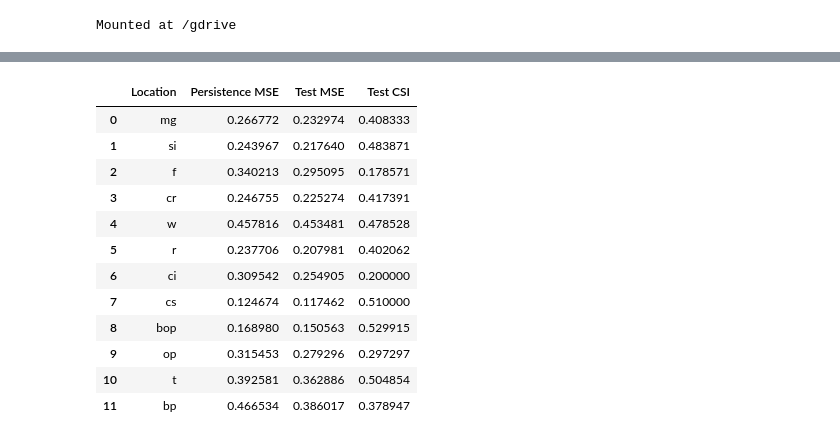
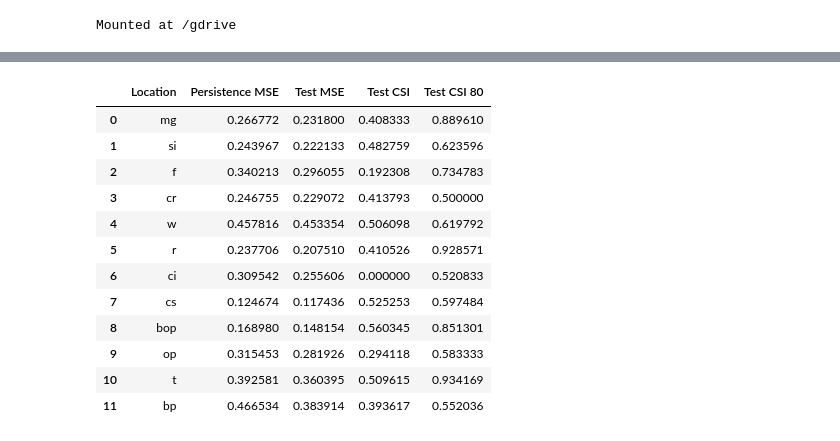
Before and after one commit to ding05/graphwaves_dgl, a Jupyter notebook: train_fcn.ipynb, the cells around one changed output, grey strips where cells are left out. Cells and saved outputs as stored; diff of their text form; code cells hidden in the pictures.

```diff
--- a/train_fcn.ipynb
+++ b/train_fcn.ipynb
@@ -68,7 +68,7 @@ optimizer = 'SGD'
 learning_rate = 0.01
 momentum = 0.9
 weight_decay = 0.01
-l1_ratio = 0.5
+l1_ratio = 1
 regularization = 'EN' + str(l1_ratio) + str(weight_decay)
 drop_out_rate = 0
 batch_size = 64
@@ -105,6 +105,7 @@ for lead_time in [1]:
     all_persist_mse = []
     all_test_mse = []
     all_test_csi = []
+    all_test_csi_80 = []
 
     for loc in list(arrays.keys()):
 
@@ -168,8 +169,8 @@ for lead_time in [1]:
                 epoch_loss /= len(x_train) // batch_size
                 print('Epoch [{}/{}], Avg Loss: {:.4f},  Val MSE: {:.4f}'.format(epoch+1, num_train_epochs, epoch_loss, val_mse))
 
-            with torch.no_grad():
-                y_pred = model(x_train)
+        with torch.no_grad():
+            y_pred = model(x_train)
 
         plt.scatter(y_train, y_pred)
         x = y_train
@@ -192,6 +193,11 @@ for lead_time in [1]:
         test_pos = [[pred_pos[i], y_test_pos[i]] for i in range(len(y_pred))]
         test_csi = test_pos.count([np.array([True]), np.array([True])]) / (test_pos.count([np.array([True]), np.array([True])]) + test_pos.count([np.array([True]), np.array([False])]) + test_pos.count([np.array([False]), np.array([True])]))
         print('Test CSI: {:.4f}'.format(test_csi))
+        pred_pos = [float(i) > threshold_low for i in y_pred]
+        y_test_pos = [float(i) > threshold_low for i in y_test]
+        test_pos = [[pred_pos[i], y_test_pos[i]] for i in range(len(y_pred))]
+        test_csi_80 = test_pos.count([np.array([True]), np.array([True])]) / (test_pos.count([np.array([True]), np.array([True])]) + test_pos.count([np.array([True]), np.array([False])]) + test_pos.count([np.array([False]), np.array([True])]))
+        print('Test CSI 80: {:.4f}'.format(test_csi_80))
 
         plt.scatter(y_test, y_pred)
         x = y_test
@@ -206,5 +212,6 @@ for lead_time in [1]:
         all_persist_mse.append(persist_mse)
         all_test_mse.append(test_mse)
         all_test_csi.append(test_csi)
+        all_test_csi_80.append(test_csi_80)
 # %% [output]
 Location: mg
@@ -277,20 +287,20 @@ Test CSI: 0.1786
 # %%
 all_persist_mse_float = [float(i) for i in all_persist_mse]
 all_test_mse_float = [float(i) for i in all_test_mse]
 
-test_results = pd.DataFrame({'Location': all_loc, 'Persistence MSE': all_persist_mse_float, 'Test MSE': all_test_mse_float, 'Test CSI': all_test_csi})
+test_results = pd.DataFrame({'Location': all_loc, 'Persistence MSE': all_persist_mse_float, 'Test MSE': all_test_mse_float, 'Test CSI': all_test_csi, 'Test CSI 80': all_test_csi_80})
 test_results
 # %% [output]
-|  | Location | Persistence MSE | Test MSE | Test CSI |
-| 0 | mg | 0.266772 | 0.232974 | 0.408333 |
-| 1 | si | 0.243967 | 0.217640 | 0.483871 |
-| 2 | f | 0.340213 | 0.295095 | 0.178571 |
-| 3 | cr | 0.246755 | 0.225274 | 0.417391 |
-| 4 | w | 0.457816 | 0.453481 | 0.478528 |
-| 5 | r | 0.237706 | 0.207981 | 0.402062 |
-| 6 | ci | 0.309542 | 0.254905 | 0.200000 |
-| 7 | cs | 0.124674 | 0.117462 | 0.510000 |
-| 8 | bop | 0.168980 | 0.150563 | 0.529915 |
-| 9 | op | 0.315453 | 0.279296 | 0.297297 |
-| 10 | t | 0.392581 | 0.362886 | 0.504854 |
-| 11 | bp | 0.466534 | 0.386017 | 0.378947 |
+|  | Location | Persistence MSE | Test MSE | Test CSI | Test CSI 80 |
+| 0 | mg | 0.266772 | 0.231800 | 0.408333 | 0.889610 |
+| 1 | si | 0.243967 | 0.222133 | 0.482759 | 0.623596 |
+| 2 | f | 0.340213 | 0.296055 | 0.192308 | 0.734783 |
+| 3 | cr | 0.246755 | 0.229072 | 0.413793 | 0.500000 |
+| 4 | w | 0.457816 | 0.453354 | 0.506098 | 0.619792 |
+| 5 | r | 0.237706 | 0.207510 | 0.410526 | 0.928571 |
+| 6 | ci | 0.309542 | 0.255606 | 0.000000 | 0.520833 |
+| 7 | cs | 0.124674 | 0.117436 | 0.525253 | 0.597484 |
+| 8 | bop | 0.168980 | 0.148154 | 0.560345 | 0.851301 |
+| 9 | op | 0.315453 | 0.281926 | 0.294118 | 0.583333 |
+| 10 | t | 0.392581 | 0.360395 | 0.509615 | 0.934169 |
+| 11 | bp | 0.466534 | 0.383914 | 0.393617 | 0.552036 |
```
Also changed, not shown: parts of 1 cell of this notebook.
